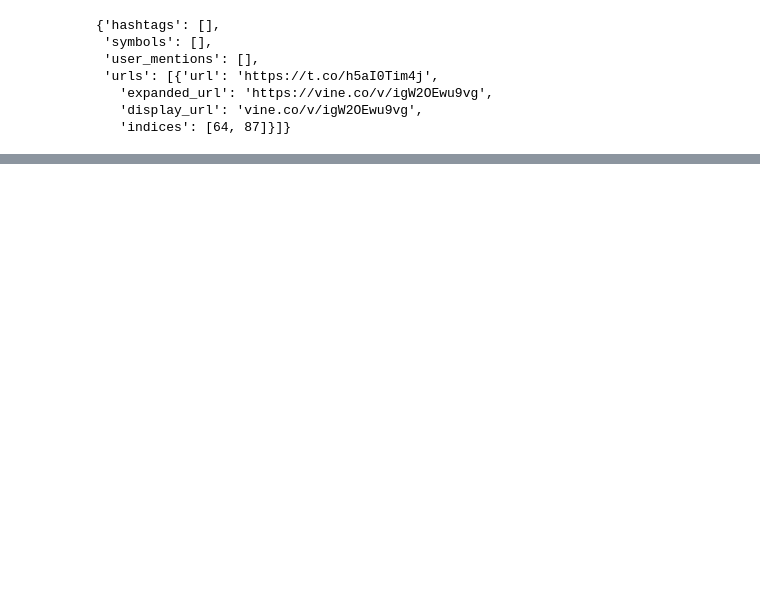
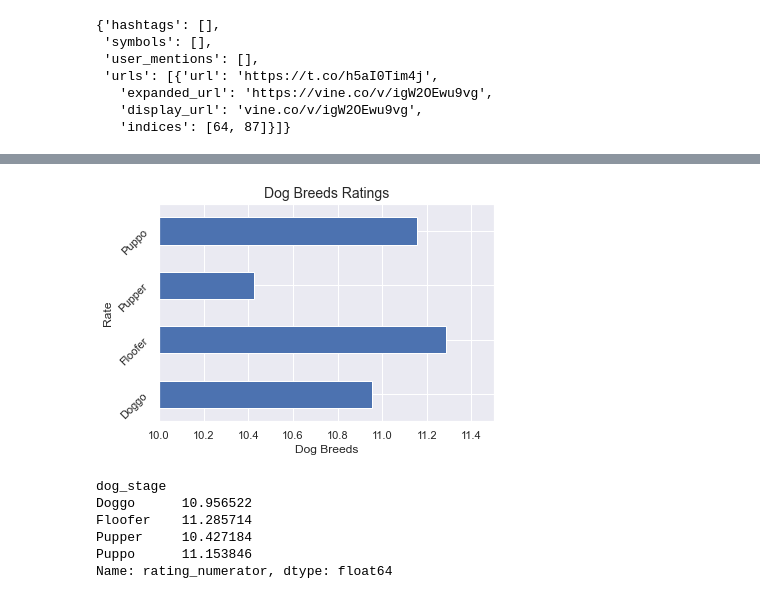
Before and after one commit to mozaini/data-wrnagling-prject, a Jupyter notebook: project.ipynb, the cells around one changed output, grey strips where cells are left out. Saved outputs shown, nothing was run; the diff lists cells and outputs as text; code cells hidden in the pictures; blank space fills up the shorter version.

```diff
--- a/project.ipynb
+++ b/project.ipynb
@@ -1111,0 +1348,20 @@ master_copy.to_csv('dataset/twitter_archive_master.csv', index = False)
+# %%
+stage_by_rate = Ratings.groupby('dog_stage').rating_numerator.mean()
+stage_by_rate.plot(kind = 'barh')
+plt.title("Dog Breeds Ratings",fontsize=14);
+plt.xlim(10, 11.5)
+plt.yticks(rotation=45)
+plt.xlabel('Dog Breeds',fontsize=12);
+plt.ylabel('Rate',fontsize=12)
+plt.show();
+# %% [output]
+[figure, added]
+# %%
+Ratings.groupby('dog_stage')['rating_numerator'].mean()
+# %% [output]
+dog_stage
+Doggo      10.956522
+Floofer    11.285714
+Pupper     10.427184
+Puppo      11.153846
+Name: rating_numerator, dtype: float64
```
Also changed, not shown: parts of 67 cells of this notebook, 2 other files.
